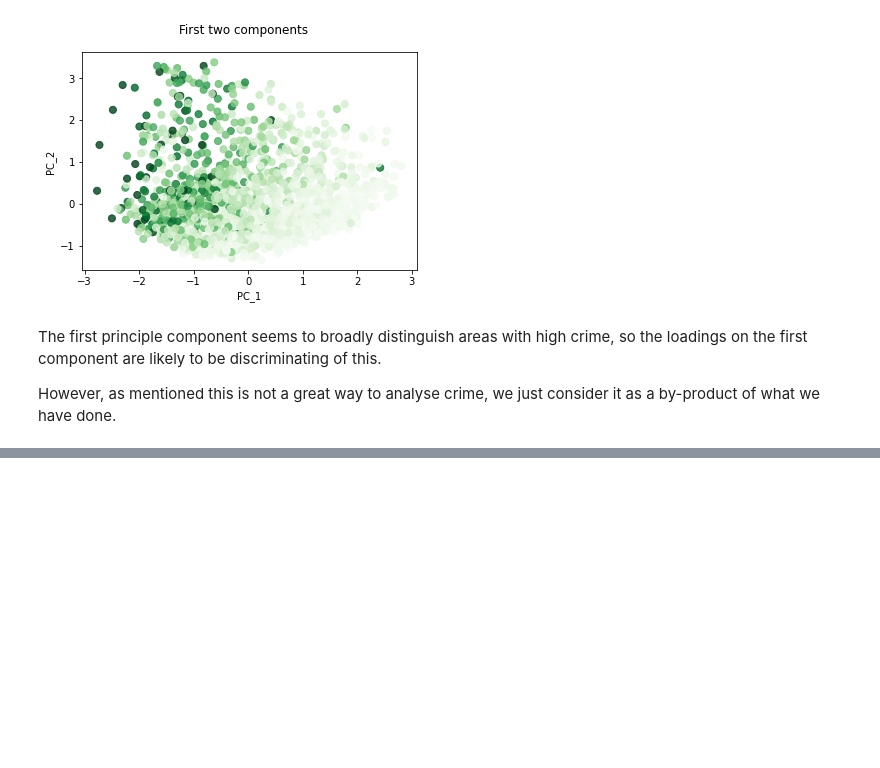
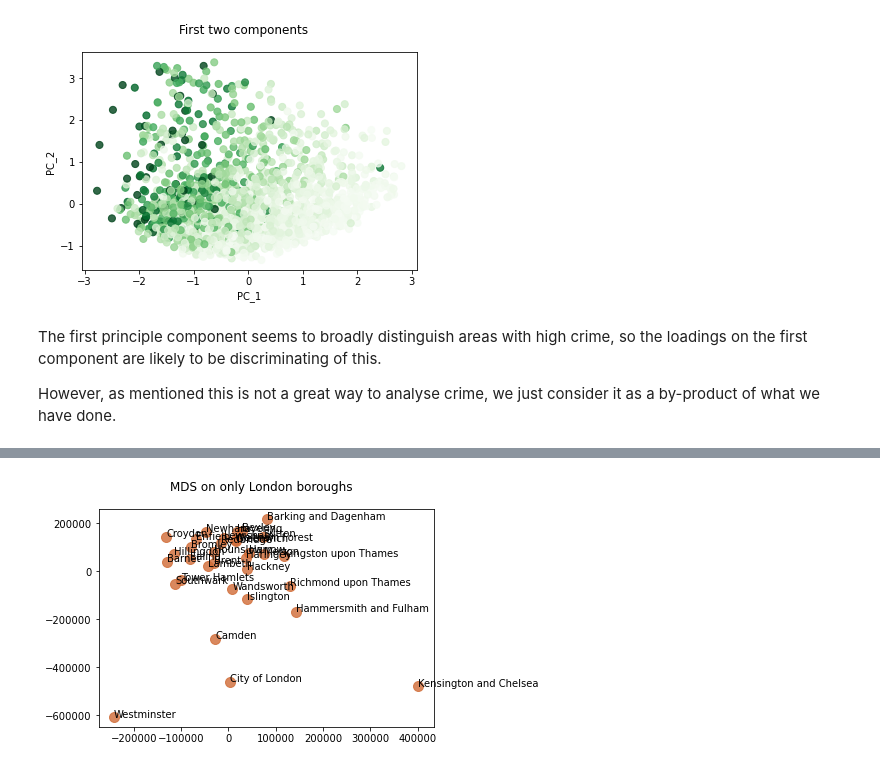
Before and after one commit to qhuy0801/IN3061_INM430_coursework_2022_quang.bui.2, a Jupyter notebook: week07/Week 7 - High dimensional & finding structure in data.ipynb, the cells around one changed output, grey strips where cells are left out. Cells and saved outputs as stored; diff of their text form; code cells hidden in the pictures; blank space fills up the shorter version.

```diff
--- a/week07/Week 7 - High dimensional & finding structure in data.ipynb
+++ b/week07/Week 7 - High dimensional & finding structure in data.ipynb
@@ -185,0 +308,6 @@ However, as mentioned this is not a great way to analyse crime, we just consider
+# %%
+# Import dataset again
+londonBorough = pd.read_excel('london-borough-profilesV2.xlsx')
+
+# Check the last 10 row
+londonBorough.tail(10)
@@ -185,0 +327,7 @@ However, as mentioned this is not a great way to analyse crime, we just consider
+# %%
+# Drop last 5 rows
+londonBorough = londonBorough.iloc[:-5,:]
+
+# Or we can use these code to drop
+# londonBorough = londonBorough[:-5]
+# londonBorough= pd.read_excel('london-borough-profilesV2.xlsx').iloc[:-5,:]
@@ -185,0 +344,29 @@ However, as mentioned this is not a great way to analyse crime, we just consider
+# %%
+# Same as above
+
+# Get features we want to use
+londonBorough_feat = londonBorough.apply(pd.to_numeric, errors='coerce')
+londonBorough_feat = londonBorough_feat.dropna(axis=1, how='all')
+
+# Fill the missing values with mean()
+londonBorough_feat = londonBorough_feat.fillna(londonBorough_feat.mean())
+# Centralise
+londonBorough_feat -= londonBorough_feat.mean()
+
+# Create distance matrix
+distMatrix = euclidean_distances(londonBorough_feat, londonBorough_feat)
+
+# Create an MDS
+mds = manifold.MDS(n_components = 2, max_iter=3000, n_init=1, dissimilarity="precomputed")
+
+# Project the data
+Y = mds.fit_transform(distMatrix)
+
+fig, ax = plt.subplots()
+plt.suptitle('MDS on only London boroughs')
+ax.scatter(Y[:, 0], Y[:, 1], c="#D06B36", s = 100, alpha = 0.8)
+
+for i, txt in enumerate(londonBorough["Area/INDICATOR"]):
+    ax.annotate(txt, (Y[:, 0][i],Y[:, 1][i]))
+# %% [output]
+[figure, added]
```
Also changed, not shown: parts of 23 cells of this notebook, 3 other files.
